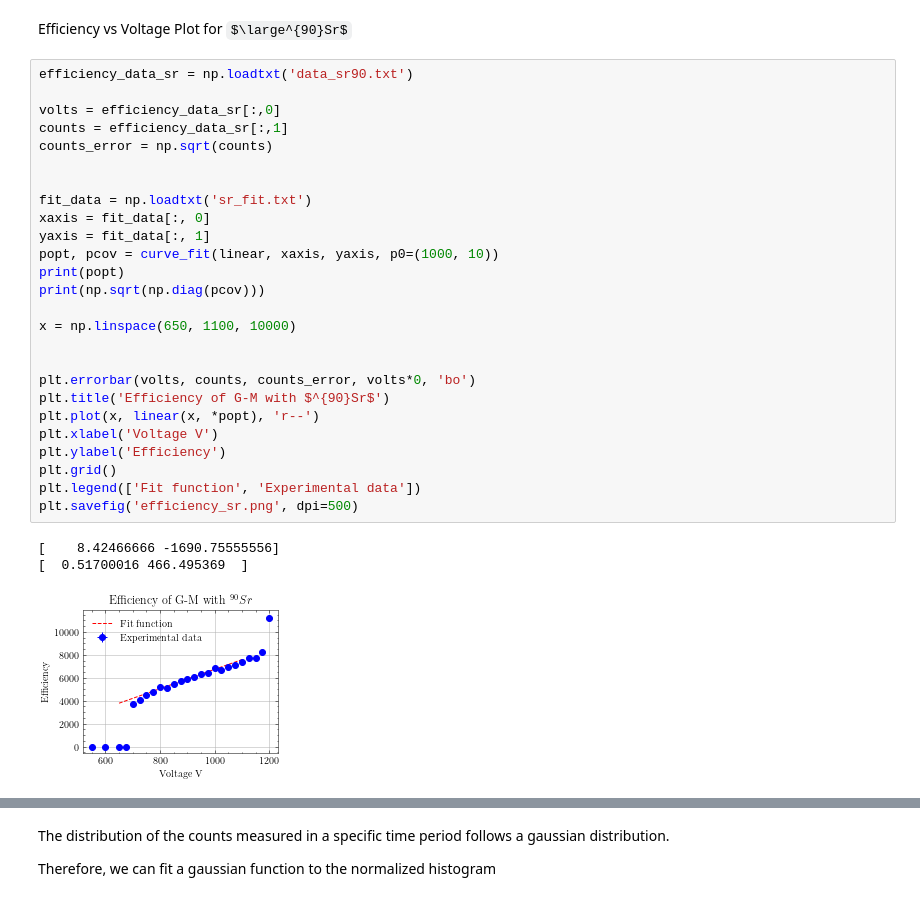
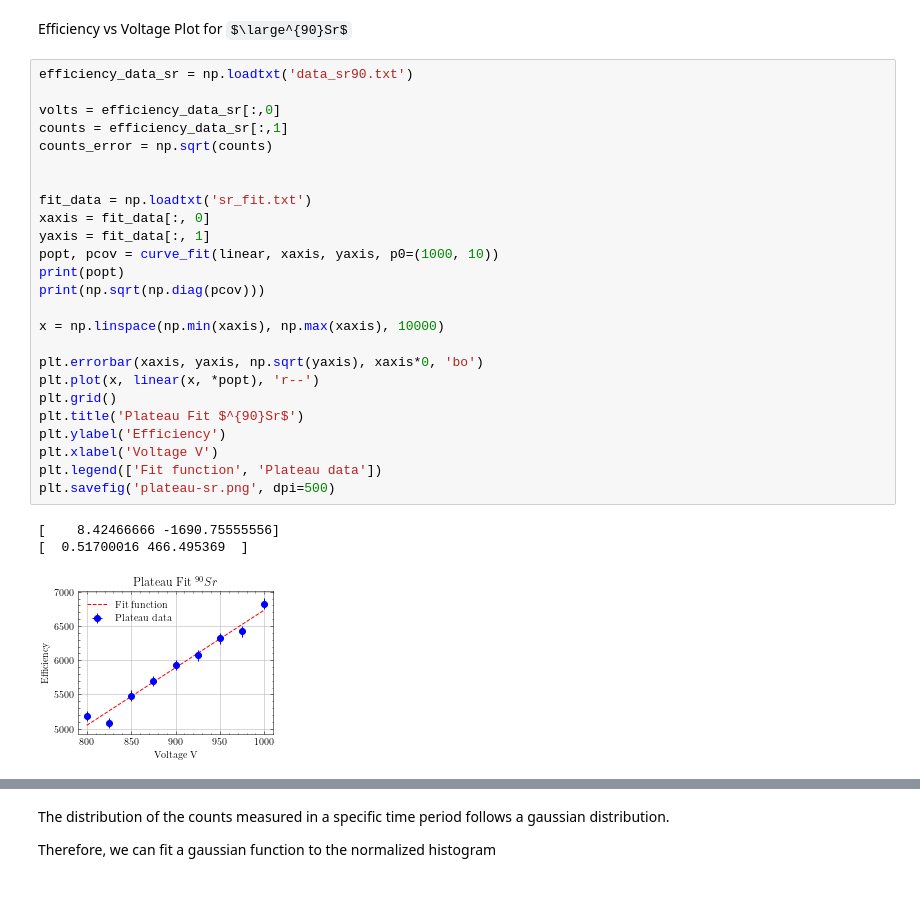
Before and after one commit to GiorgosChr/PHY-322-Analysis, a Jupyter notebook: Exp10/Analysis_Exp10.ipynb, the cells around one changed output, grey strips where cells are left out. Cells and saved outputs as stored; diff of their text form; some formulas as TeX source.

Commit message:
Plateau Fit

```diff
--- a/Exp10/Analysis_Exp10.ipynb
+++ b/Exp10/Analysis_Exp10.ipynb
@@ -81,30 +90,29 @@ Efficiency vs Voltage Plot for $\large^{90}Sr$
 # %%
 efficiency_data_sr = np.loadtxt('data_sr90.txt')
 
 volts = efficiency_data_sr[:,0]
 counts = efficiency_data_sr[:,1]
 counts_error = np.sqrt(counts)
 
 
 fit_data = np.loadtxt('sr_fit.txt')
 xaxis = fit_data[:, 0]
 yaxis = fit_data[:, 1]
 popt, pcov = curve_fit(linear, xaxis, yaxis, p0=(1000, 10))
 print(popt)
 print(np.sqrt(np.diag(pcov)))
 
-x = np.linspace(650, 1100, 10000)
+x = np.linspace(np.min(xaxis), np.max(xaxis), 10000)
 
-
-plt.errorbar(volts, counts, counts_error, volts*0, 'bo')
-plt.title('Efficiency of G-M with $^{90}Sr$')
+plt.errorbar(xaxis, yaxis, np.sqrt(yaxis), xaxis*0, 'bo')
 plt.plot(x, linear(x, *popt), 'r--')
+plt.grid()
+plt.title('Plateau Fit $^{90}Sr$')
+plt.ylabel('Efficiency')
 plt.xlabel('Voltage V')
-plt.ylabel('Efficiency')
-plt.grid()
-plt.legend(['Fit function', 'Experimental data'])
-plt.savefig('efficiency_sr.png', dpi=500)
+plt.legend(['Fit function', 'Plateau data'])
+plt.savefig('plateau-sr.png', dpi=500)
 # %% [output]
 [    8.42466666 -1690.75555556]
 [  0.51700016 466.495369  ]
-[figure, old version]
+[figure, new version]
```
Also changed, not shown: parts of 5 cells of this notebook, 6 other files.
